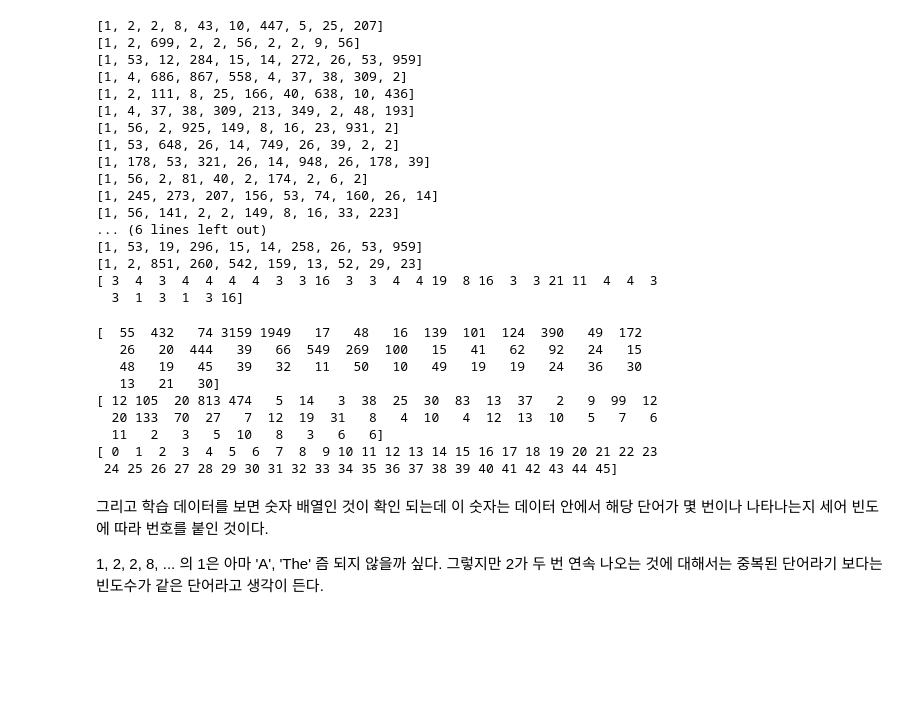
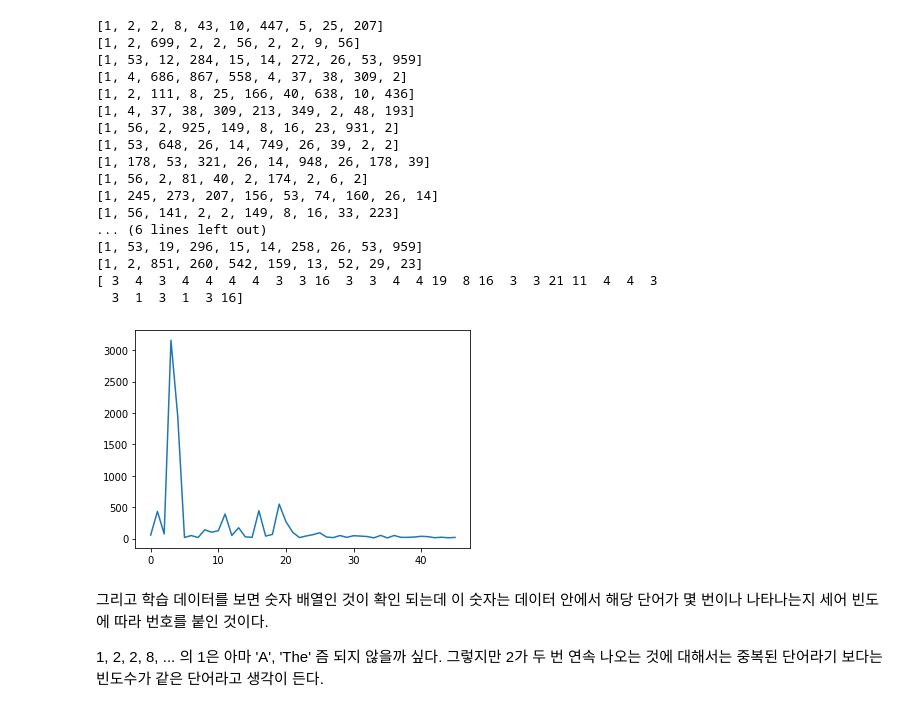
Before and after one commit to tirals88/DL_for_everyone, a Jupyter notebook: deeplearning/notebook/17장 RNN.ipynb, the cells around one changed output. Cells and saved outputs as stored; diff of their text form; code cells hidden in the pictures; blank space fills up the shorter version.

```diff
--- a/deeplearning/notebook/17장 RNN.ipynb
+++ b/deeplearning/notebook/17장 RNN.ipynb
@@ -91,22 +91,15 @@ print(Y_train[:30])
   3  1  3  1  3 16]
 # %%
 #히스토그램이 균등하게 나오지 않는 것이 확인된다.
-x = np.arange(0, 46, 1)
+import matplotlib.pyplot as plt
+x = np.arange(47)
+weight1 = Y_train
 hist1, bins = np.histogram(weight1, x)
-hist2, bins = np.histogram(weight2, x)
 
-print(hist1)
-print(hist2)
+plt.plot(x[:-1], hist1)
+plt.show()
 # %% [output]
-[  55  432   74 3159 1949   17   48   16  139  101  124  390   49  172
-   26   20  444   39   66  549  269  100   15   41   62   92   24   15
-   48   19   45   39   32   11   50   10   49   19   19   24   36   30
-   13   21   30]
-[ 12 105  20 813 474   5  14   3  38  25  30  83  13  37   2   9  99  12
-  20 133  70  27   7  12  19  31   8   4  10   4  12  13  10   5   7   6
-  11   2   3   5  10   8   3   6   6]
-[ 0  1  2  3  4  5  6  7  8  9 10 11 12 13 14 15 16 17 18 19 20 21 22 23
- 24 25 26 27 28 29 30 31 32 33 34 35 36 37 38 39 40 41 42 43 44 45]
+[figure, added]
 # %% [markdown]
 그리고 학습 데이터를 보면 숫자 배열인 것이 확인 되는데 이 숫자는 데이터 안에서 해당 단어가 몇 번이나 나타나는지 세어 빈도에 따라 번호를 붙인 것이다.
 
```
Also changed, not shown: parts of 7 cells of this notebook.
